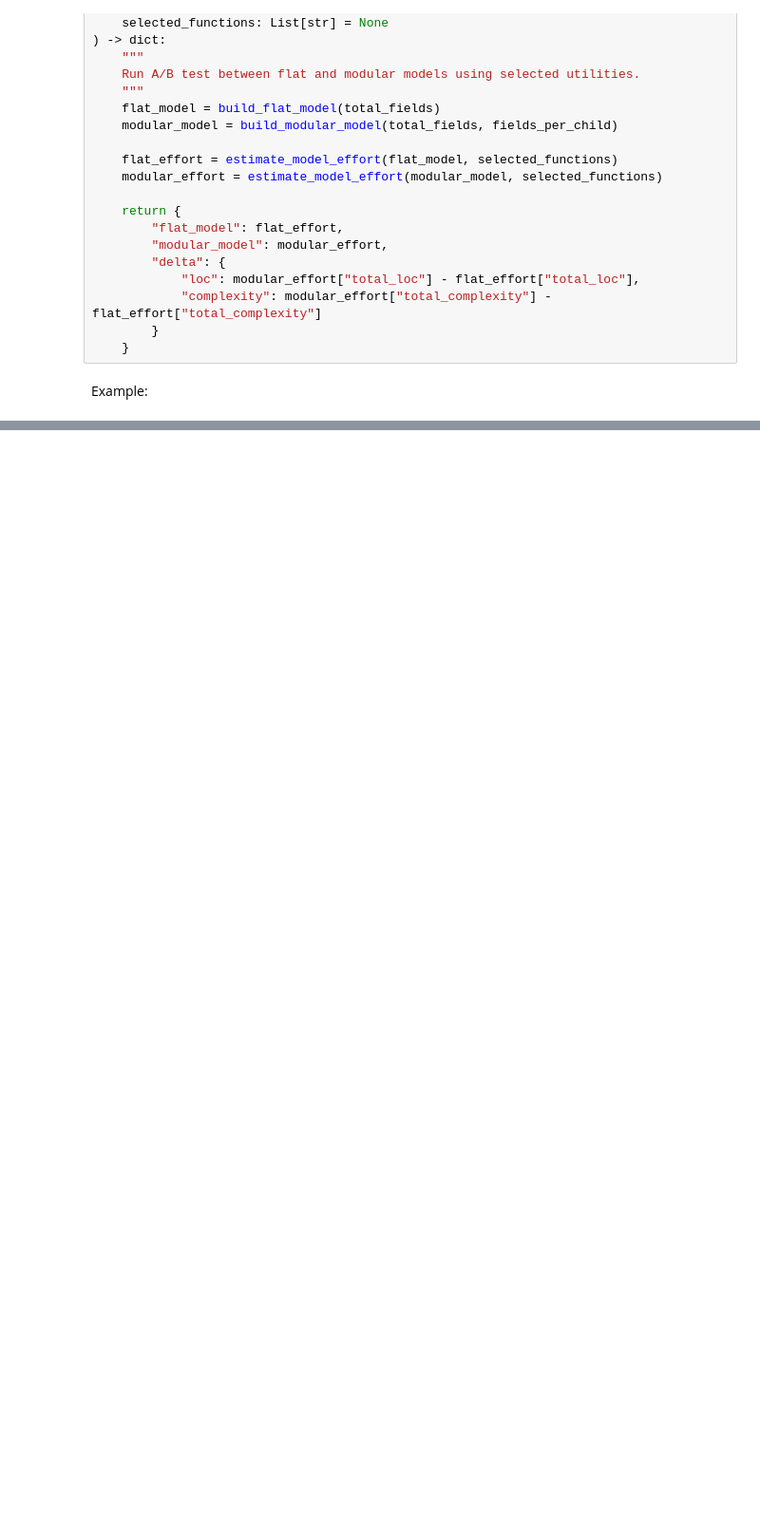
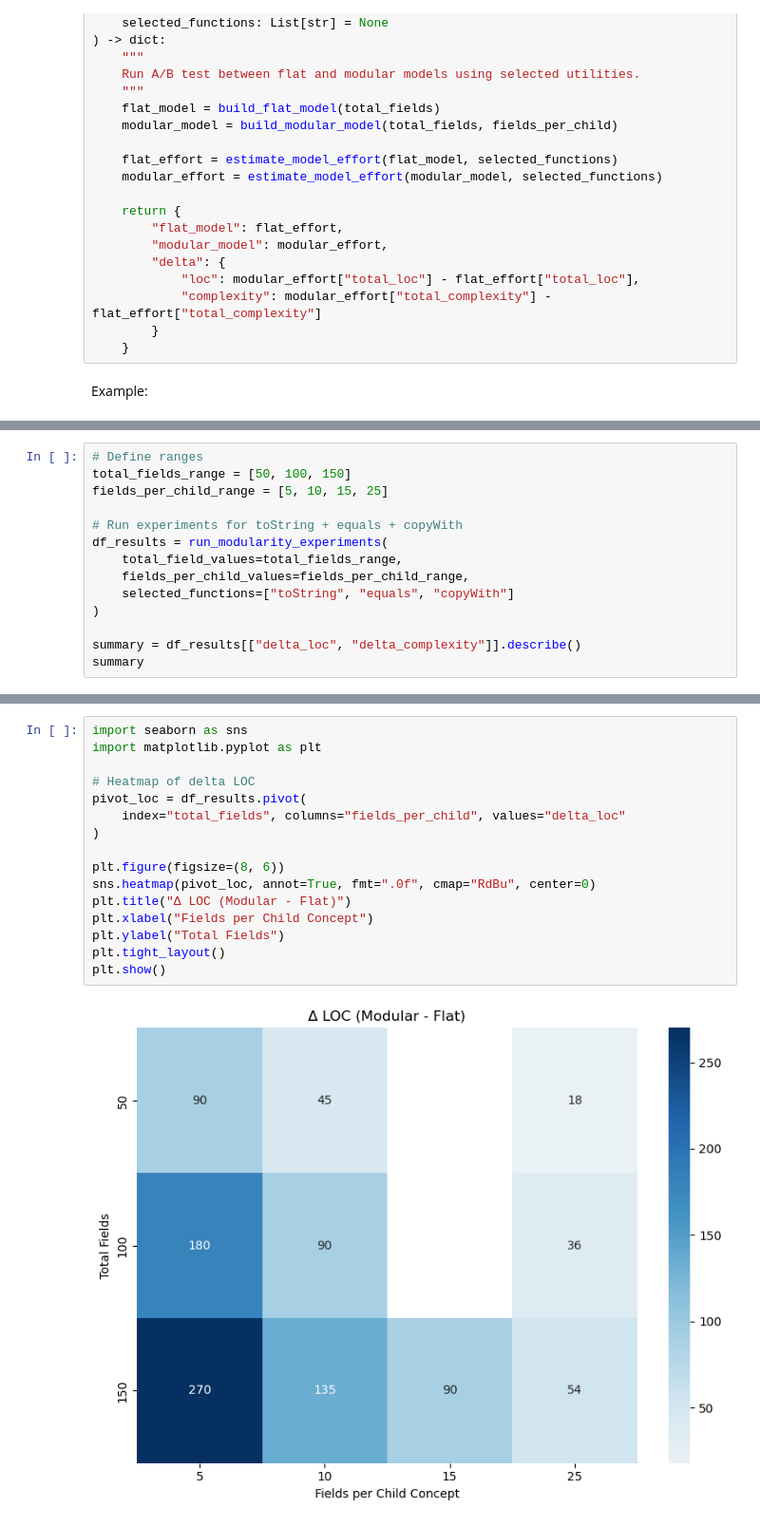
Before and after one commit to flarebyte/learning, a Jupyter notebook: mindset/data-oo-design.ipynb, the cells around one changed output, grey strips where cells are left out. Shown: that part at 95% size. Saved outputs shown, nothing was run; the diff lists cells and outputs as text; blank space fills up the shorter version.

Commit message:
Simulation of the cost per modularity

```diff
--- a/mindset/data-oo-design.ipynb
+++ b/mindset/data-oo-design.ipynb
@@ -368,0 +413,14 @@ result
+# %%
+# Define ranges
+total_fields_range = [50, 100, 150]
+fields_per_child_range = [5, 10, 15, 25]
+
+# Run experiments for toString + equals + copyWith
+df_results = run_modularity_experiments(
+    total_field_values=total_fields_range,
+    fields_per_child_values=fields_per_child_range,
+    selected_functions=["toString", "equals", "copyWith"]
+)
+
+summary = df_results[["delta_loc", "delta_complexity"]].describe()
+summary
@@ -368,0 +437,18 @@ result
+# %%
+import seaborn as sns
+import matplotlib.pyplot as plt
+
+# Heatmap of delta LOC
+pivot_loc = df_results.pivot(
+    index="total_fields", columns="fields_per_child", values="delta_loc"
+)
+
+plt.figure(figsize=(8, 6))
+sns.heatmap(pivot_loc, annot=True, fmt=".0f", cmap="RdBu", center=0)
+plt.title("Δ LOC (Modular - Flat)")
+plt.xlabel("Fields per Child Concept")
+plt.ylabel("Total Fields")
+plt.tight_layout()
+plt.show()
+# %% [output]
+[figure, added]
```
Also changed, not shown: parts of 4 cells of this notebook.
